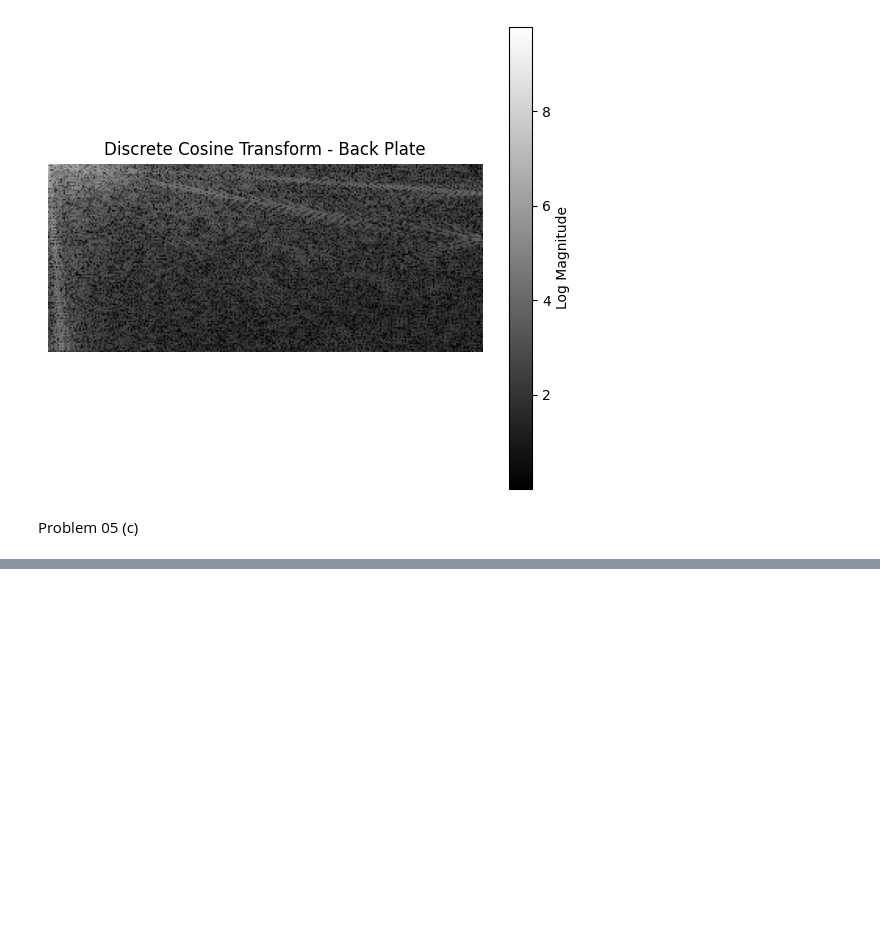
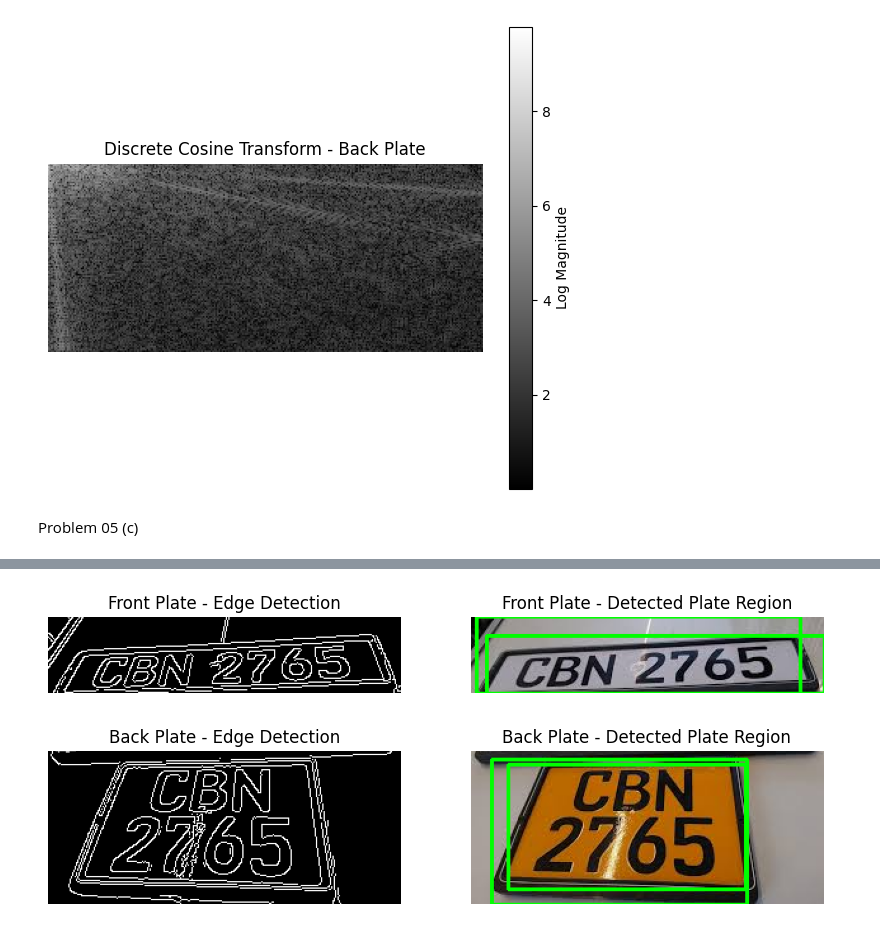
Before and after one commit to Bimee-Stack/Advanced-Mathematics-Coursework, a Jupyter notebook: Advanced_Mathematics_CW.ipynb, the cells around one changed output, grey strips where cells are left out. Saved outputs shown, nothing was run; the diff lists cells and outputs as text; code cells hidden in the pictures; blank space fills up the shorter version.

```diff
--- a/Advanced_Mathematics_CW.ipynb
+++ b/Advanced_Mathematics_CW.ipynb
@@ -293,3 +222,56 @@ Plate width: 277, height: 120
+# %%
+def localise_plate(rgb_img, title_prefix):
+
+    gray = cv2.cvtColor(rgb_img, cv2.COLOR_RGB2GRAY)
+
+    # Edge detection using Canny
+    edges = cv2.Canny(gray, 100, 200)
+
+    # Find contours
+    contours, _ = cv2.findContours(
+        edges, cv2.RETR_EXTERNAL, cv2.CHAIN_APPROX_SIMPLE
+    )
+
+    # Copy image for drawing
+    detected_img = rgb_img.copy()
+
+    # Loop through contours and filter possible plate regions
+    for cnt in contours:
+        x, y, w, h = cv2.boundingRect(cnt)
+        aspect_ratio = w / h
+
+        # Heuristic conditions for number plate shape
+        if w > 80 and h > 25 and 1.5 < aspect_ratio < 6:
+            cv2.rectangle(
+                detected_img,
+                (x, y),
+                (x + w, y + h),
+                (0, 255, 0),
+                2
+            )
+
+    # Visualization
+    plt.figure(figsize=(10, 4))
+
+    plt.subplot(1, 2, 1)
+    plt.imshow(edges, cmap='gray')
+    plt.title(f'{title_prefix} - Edge Detection')
+    plt.axis('off')
+
+    plt.subplot(1, 2, 2)
+    plt.imshow(detected_img)
+    plt.title(f'{title_prefix} - Detected Plate Region')
+    plt.axis('off')
+
+    plt.show()
+
+
+# Apply localisation to front and back plates
+localise_plate(frontImg, 'Front Plate')
+localise_plate(backImg, 'Back Plate')
+# %% [output]
+[figure, added]
+[figure, added]
 # %% [markdown]
 Problem 05 (d)
 
```
Also changed, not shown: parts of 8 cells of this notebook.
